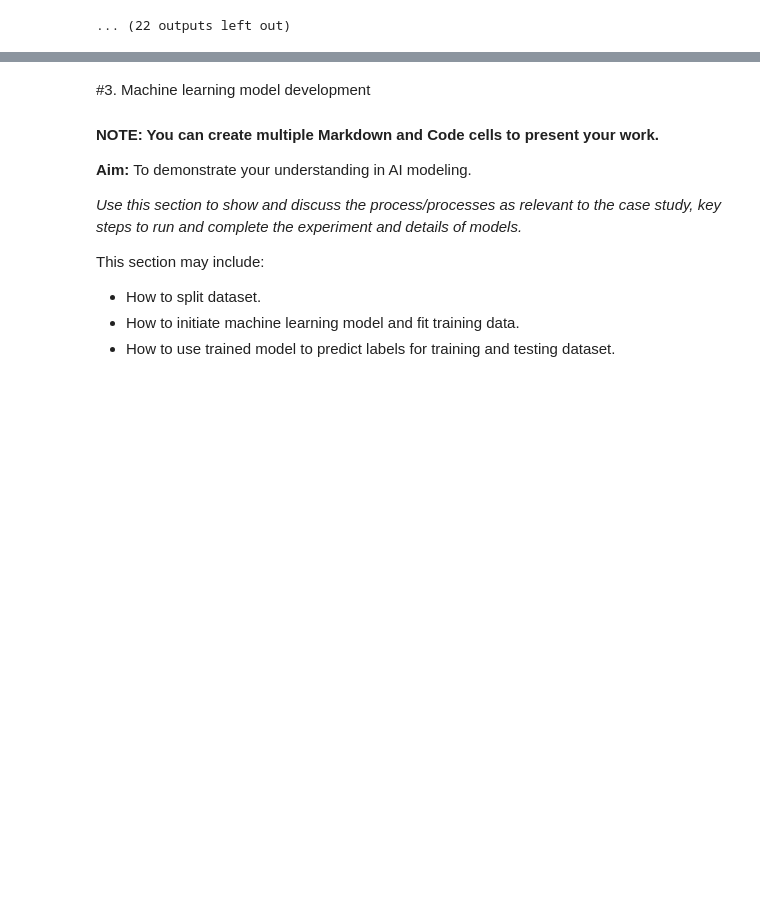
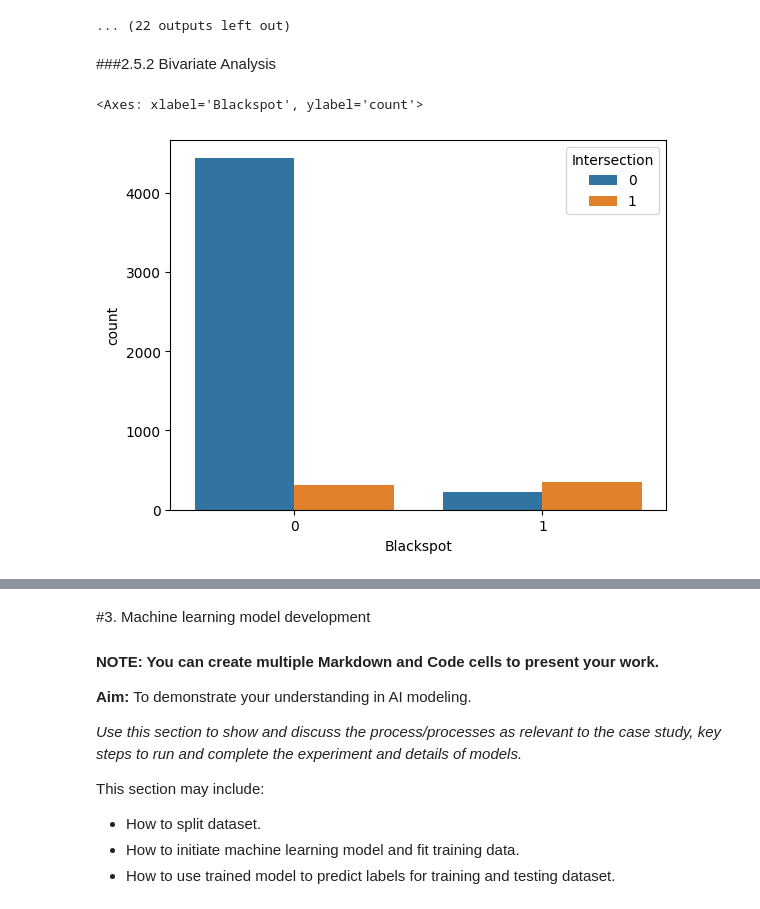
Before and after one commit to ItsSHALINISuresh/ML-in-Business, a Jupyter notebook: MIS710 Assignment/MIS710_A1_Template_T2_2023.ipynb, the cells around one changed output, grey strips where cells are left out. Cells and saved outputs as stored; diff of their text form; code cells hidden in the pictures; blank space fills up the shorter version.

```diff
--- a/MIS710 Assignment/MIS710_A1_Template_T2_2023.ipynb
+++ b/MIS710 Assignment/MIS710_A1_Template_T2_2023.ipynb
@@ -309,3 +309,10 @@ Numerical Variables: ['ROAD_TYPE', 'AGE_LESS_THAN_15YRS_PCNT', 'AGE_15_24YRS_PCN
 [figure]
 [figure]
 ... (22 outputs left out)
+# %% [markdown]
+###2.5.2 Bivariate Analysis
+# %%
+sns.countplot(data=df, x='Blackspot', hue='Intersection')
+# %% [output]
+<Axes: xlabel='Blackspot', ylabel='count'>
+[figure, added]
```
Also changed, not shown: parts of 6 cells of this notebook.
